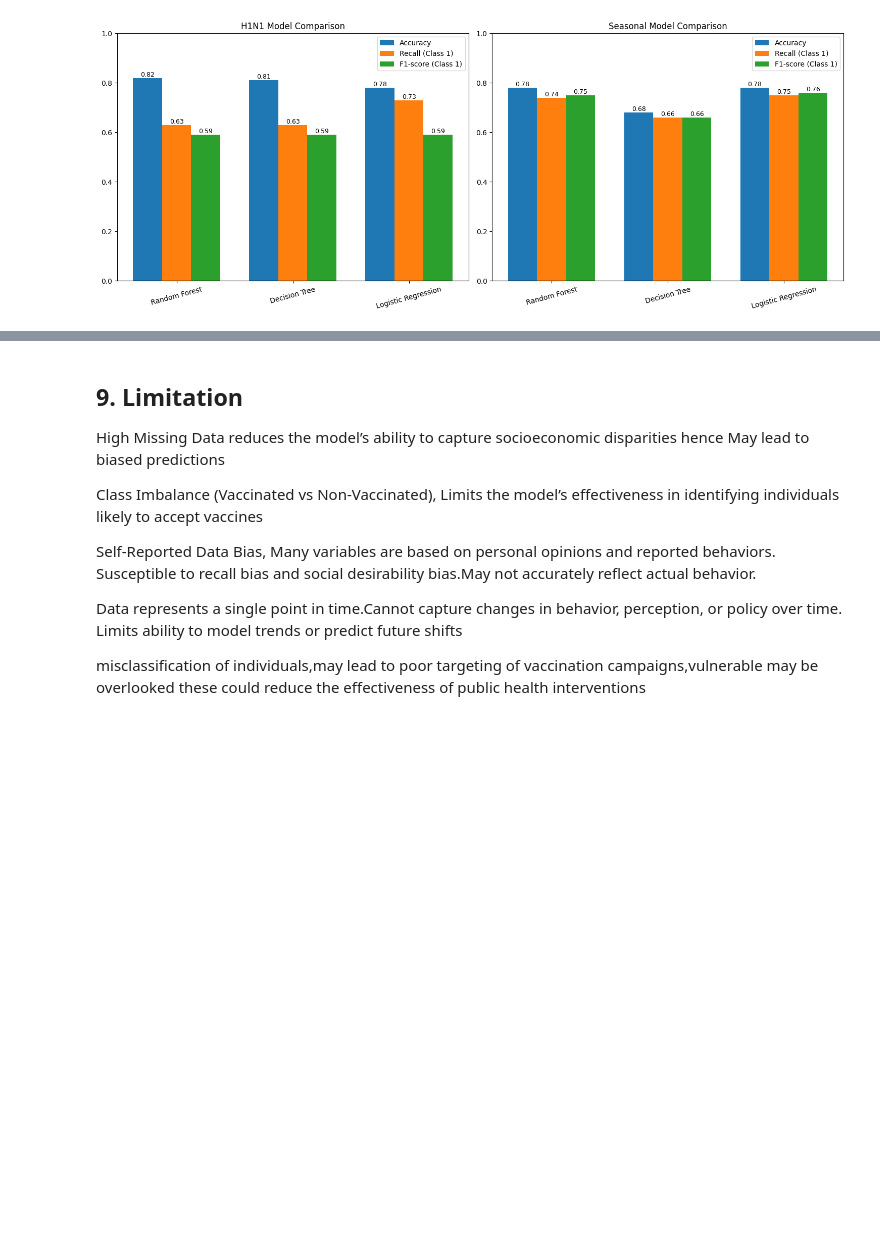
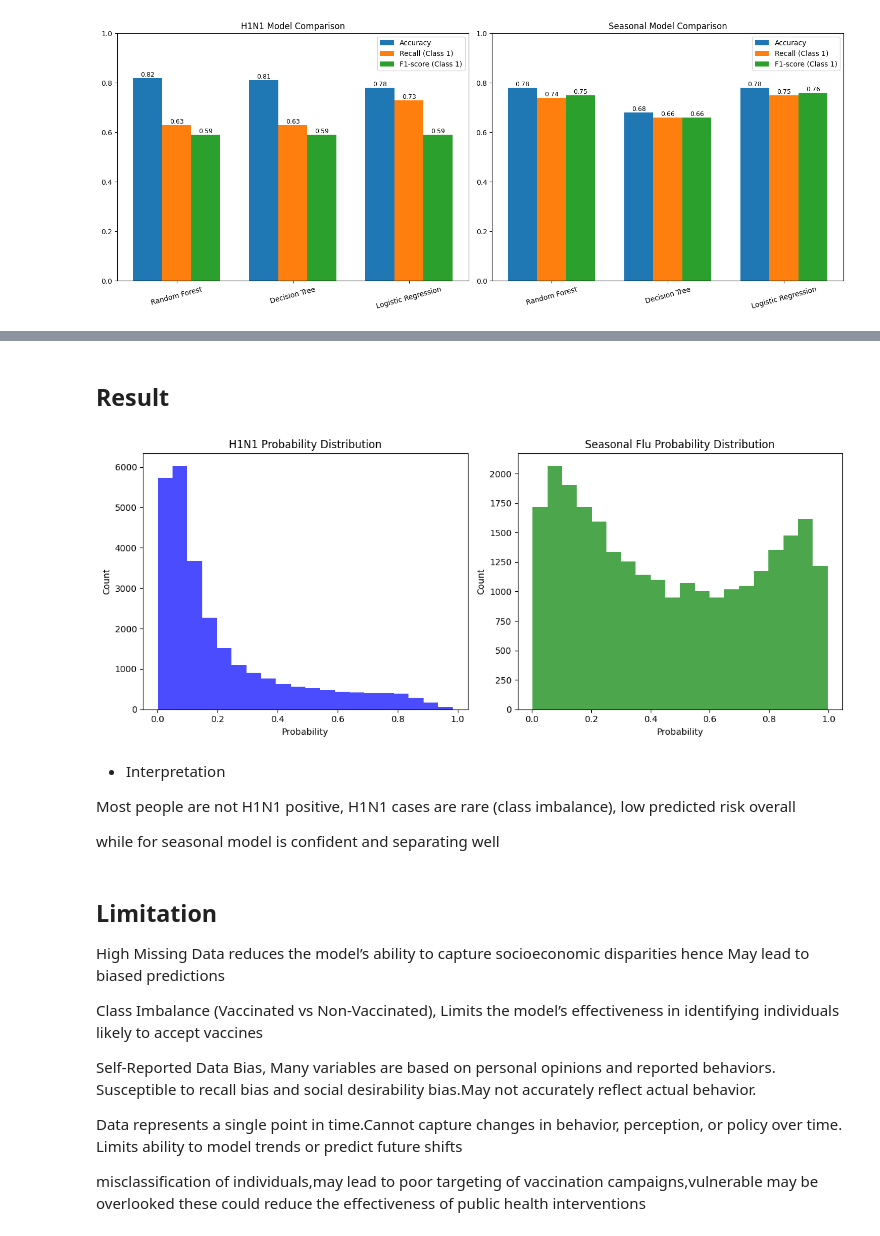
Before and after one commit to satawa83/flu_vaccine_project3, a Jupyter notebook: notebooks/EDA.ipynb, the cells around one changed output, grey strips where cells are left out. Drawn from its saved outputs; the diff is of its cells as text; code cells hidden in the pictures; blank space fills up the shorter version.

```diff
--- a/notebooks/EDA.ipynb
+++ b/notebooks/EDA.ipynb
@@ -1539,0 +1471,4 @@ Seasonal positive rate: 0.4483300883630373
+# %%
+# Load the model
+h1n1_model = joblib.load("h1n1_model.pkl")
+seasonal_model = joblib.load("seasonal_model.pkl")
@@ -1539,0 +1483,5 @@ Seasonal positive rate: 0.4483300883630373
+# %%
+# Get probabilities, this risk scores
+
+h1n1_proba = h1n1_model.predict_proba(test_features)[:, 1]
+seasonal_proba = seasonal_model.predict_proba(test_features)[:, 1]
@@ -1539,0 +1508,2 @@ Seasonal positive rate: 0.4483300883630373
+# %% [markdown]
+## Result
@@ -1540,5 +1513,30 @@ Seasonal positive rate: 0.4483300883630373
+# %%
+fig, axes = plt.subplots(1, 2, figsize=(12, 5))
+
+# H1N1 probabilities
+axes[0].hist(h1n1_proba, bins=20, color='blue', alpha=0.7)
+axes[0].set_title("H1N1 Probability Distribution")
+axes[0].set_xlabel("Probability")
+axes[0].set_ylabel("Count")
+
+# Seasonal flu probabilities
+axes[1].hist(seasonal_proba, bins=20, color='green', alpha=0.7)
+axes[1].set_title("Seasonal Flu Probability Distribution")
+axes[1].set_xlabel("Probability")
+axes[1].set_ylabel("Count")
+
+plt.tight_layout()
+plt.show()
+# %% [output]
+[figure, added]
+# %% [markdown]
+- Interpretation
+
+Most people are not H1N1 positive, H1N1 cases are rare (class imbalance), low predicted risk overall
+
+while for seasonal model is confident and separating well
 # %% [markdown]
-## 9. Limitation
+## Limitation
 
 High Missing Data reduces the model’s ability to capture socioeconomic disparities hence May lead to biased predictions
 
```
Also changed, not shown: parts of 75 cells of this notebook, 1 other file.
